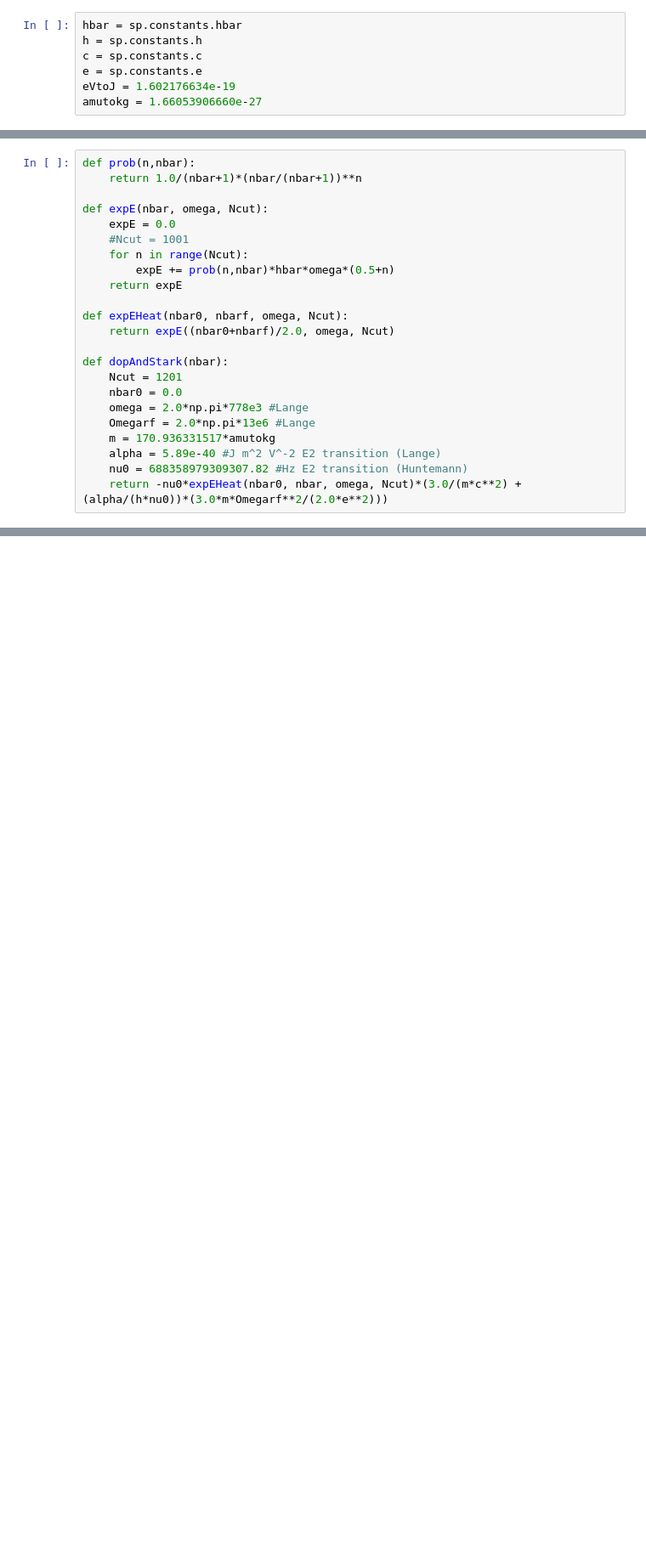
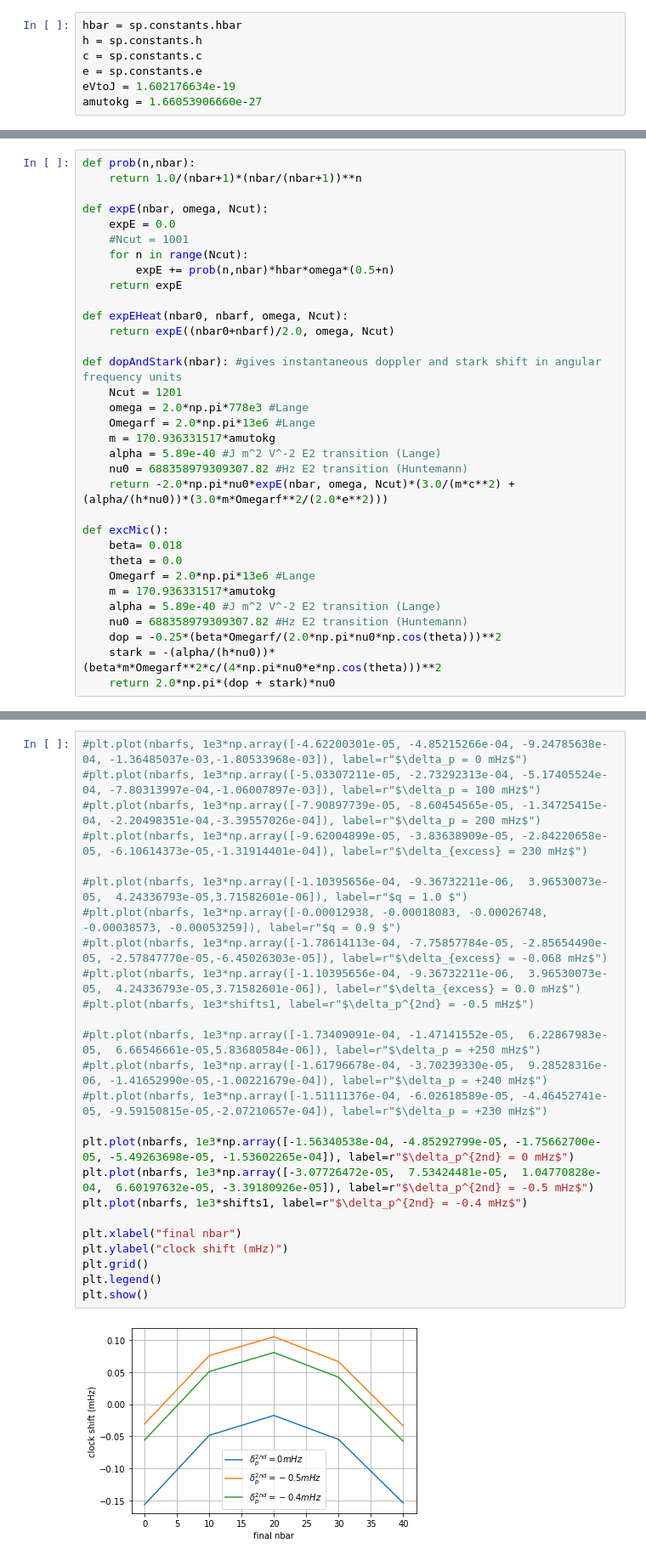
Before and after one commit to marklide/ShiftCancellation, a Jupyter notebook: Implicit_Phase_Shift_Included.ipynb, the cells around one changed output, grey strips where cells are left out. Shown at 85% size. Saved outputs shown, nothing was run; the diff lists cells and outputs as text; blank space fills up the shorter version.

```diff
--- a/Implicit_Phase_Shift_Included.ipynb
+++ b/Implicit_Phase_Shift_Included.ipynb
@@ -81,12 +100,22 @@ def expE(nbar, omega, Ncut):
 def expEHeat(nbar0, nbarf, omega, Ncut):
     return expE((nbar0+nbarf)/2.0, omega, Ncut)
 
-def dopAndStark(nbar):
+def dopAndStark(nbar): #gives instantaneous doppler and stark shift in angular frequency units
     Ncut = 1201
-    nbar0 = 0.0
     omega = 2.0*np.pi*778e3 #Lange
     Omegarf = 2.0*np.pi*13e6 #Lange
     m = 170.936331517*amutokg
     alpha = 5.89e-40 #J m^2 V^-2 E2 transition (Lange)
     nu0 = 688358979309307.82 #Hz E2 transition (Huntemann)
-    return -nu0*expEHeat(nbar0, nbar, omega, Ncut)*(3.0/(m*c**2) + (alpha/(h*nu0))*(3.0*m*Omegarf**2/(2.0*e**2)))
+    return -2.0*np.pi*nu0*expE(nbar, omega, Ncut)*(3.0/(m*c**2) + (alpha/(h*nu0))*(3.0*m*Omegarf**2/(2.0*e**2)))
+
+def excMic():
+    beta= 0.018
+    theta = 0.0
+    Omegarf = 2.0*np.pi*13e6 #Lange
+    m = 170.936331517*amutokg
+    alpha = 5.89e-40 #J m^2 V^-2 E2 transition (Lange)
+    nu0 = 688358979309307.82 #Hz E2 transition (Huntemann)
+    dop = -0.25*(beta*Omegarf/(2.0*np.pi*nu0*np.cos(theta)))**2
+    stark = -(alpha/(h*nu0))*(beta*m*Omegarf**2*c/(4*np.pi*nu0*e*np.cos(theta)))**2
+    return 2.0*np.pi*(dop + stark)*nu0
@@ -151,0 +347,27 @@ plt.grid()
+# %%
+#plt.plot(nbarfs, 1e3*np.array([-4.62200301e-05, -4.85215266e-04, -9.24785638e-04, -1.36485037e-03,-1.80533968e-03]), label=r"$\delta_p = 0 mHz$")
+#plt.plot(nbarfs, 1e3*np.array([-5.03307211e-05, -2.73292313e-04, -5.17405524e-04, -7.80313997e-04,-1.06007897e-03]), label=r"$\delta_p = 100 mHz$")
+#plt.plot(nbarfs, 1e3*np.array([-7.90897739e-05, -8.60454565e-05, -1.34725415e-04, -2.20498351e-04,-3.39557026e-04]), label=r"$\delta_p = 200 mHz$")
+#plt.plot(nbarfs, 1e3*np.array([-9.62004899e-05, -3.83638909e-05, -2.84220658e-05, -6.10614373e-05,-1.31914401e-04]), label=r"$\delta_{excess} = 230 mHz$")
+
+#plt.plot(nbarfs, 1e3*np.array([-1.10395656e-04, -9.36732211e-06,  3.96530073e-05,  4.24336793e-05,3.71582601e-06]), label=r"$q = 1.0 $")
+#plt.plot(nbarfs, 1e3*np.array([-0.00012938, -0.00018083, -0.00026748, -0.00038573, -0.00053259]), label=r"$q = 0.9 $")
+#plt.plot(nbarfs, 1e3*np.array([-1.78614113e-04, -7.75857784e-05, -2.85654490e-05, -2.57847770e-05,-6.45026303e-05]), label=r"$\delta_{excess} = -0.068 mHz$")
+#plt.plot(nbarfs, 1e3*np.array([-1.10395656e-04, -9.36732211e-06,  3.96530073e-05,  4.24336793e-05,3.71582601e-06]), label=r"$\delta_{excess} = 0.0 mHz$")
+#plt.plot(nbarfs, 1e3*shifts1, label=r"$\delta_p^{2nd} = -0.5 mHz$")
+
+#plt.plot(nbarfs, 1e3*np.array([-1.73409091e-04, -1.47141552e-05,  6.22867983e-05,  6.66546661e-05,5.83680584e-06]), label=r"$\delta_p = +250 mHz$")
+#plt.plot(nbarfs, 1e3*np.array([-1.61796678e-04, -3.70239330e-05,  9.28528316e-06, -1.41652990e-05,-1.00221679e-04]), label=r"$\delta_p = +240 mHz$")
+#plt.plot(nbarfs, 1e3*np.array([-1.51111376e-04, -6.02618589e-05, -4.46452741e-05, -9.59150815e-05,-2.07210657e-04]), label=r"$\delta_p = +230 mHz$")
+
+plt.plot(nbarfs, 1e3*np.array([-1.56340538e-04, -4.85292799e-05, -1.75662700e-05, -5.49263698e-05, -1.53602265e-04]), label=r"$\delta_p^{2nd} = 0 mHz$")
+plt.plot(nbarfs, 1e3*np.array([-3.07726472e-05,  7.53424481e-05,  1.04770828e-04,  6.60197632e-05, -3.39180926e-05]), label=r"$\delta_p^{2nd} = -0.5 mHz$")
+plt.plot(nbarfs, 1e3*shifts1, label=r"$\delta_p^{2nd} = -0.4 mHz$")
+
+plt.xlabel("final nbar")
+plt.ylabel("clock shift (mHz)")
+plt.grid()
+plt.legend()
+plt.show()
+# %% [output]
+[figure, added]
```
Also changed, not shown: parts of 23 cells of this notebook, 6 other files.
